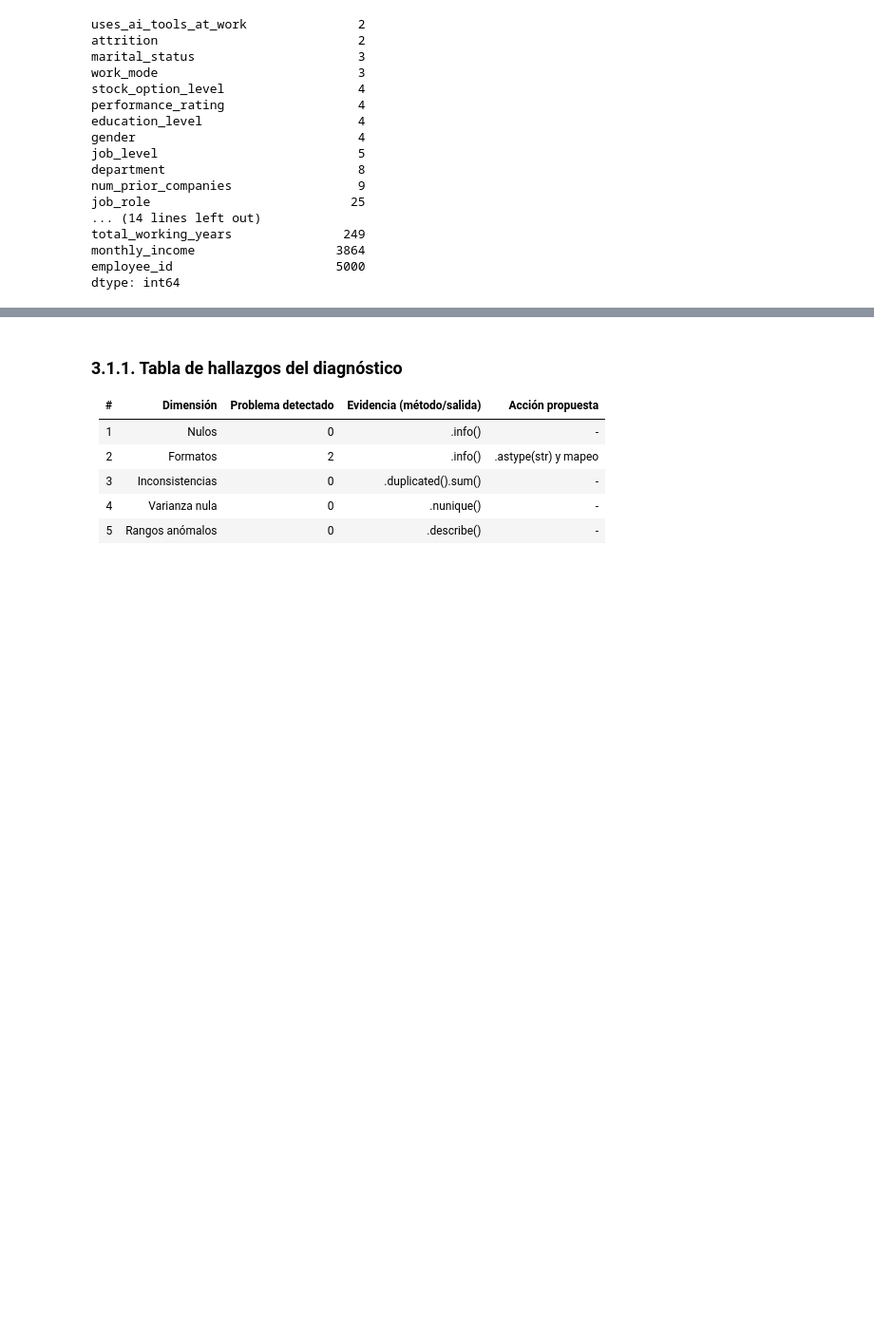
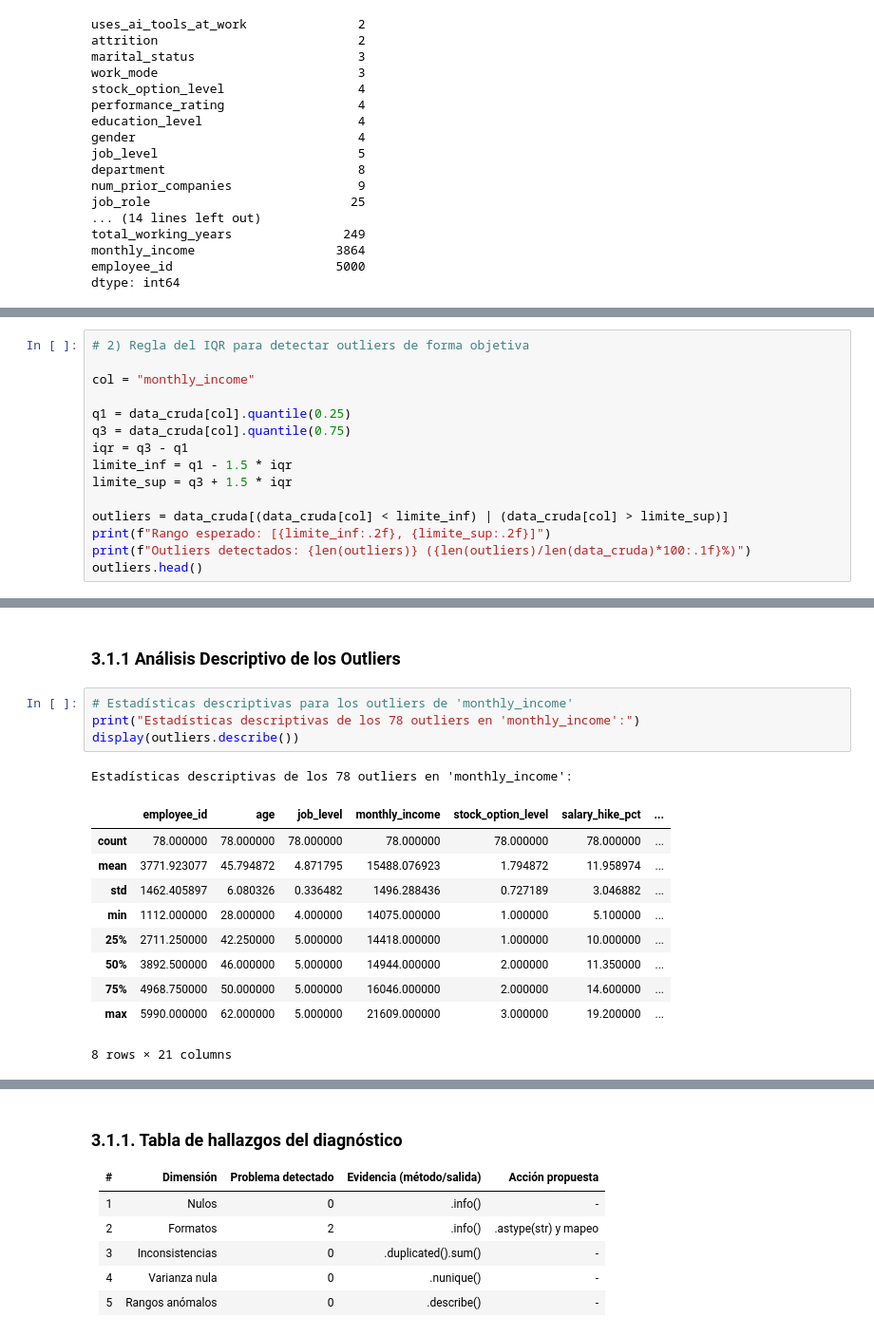
Before and after one commit to Insuanto/Rotacion-personal-2026, a Jupyter notebook: notebooks/Proyecto_final.ipynb, the cells around one changed output, grey strips where cells are left out. Shown at 95% size. Saved outputs shown, nothing was run; the diff lists cells and outputs as text; blank space fills up the shorter version.

```diff
--- a/notebooks/Proyecto_final.ipynb
+++ b/notebooks/Proyecto_final.ipynb
@@ -198,3 +200,18 @@ data_cruda.describe()
 | 75% | 4750.250000 | 43.000000 | 4.000000 | 8604.25000 | 2.000000 | 13.800000 | ... |
 | max | 6000.000000 | 64.000000 | 5.000000 | 21609.00000 | 3.000000 | 22.600000 | ... |
 8 rows × 21 columns
+# %%
+# 2) Regla del IQR para detectar outliers de forma objetiva
+
+col = "monthly_income"
+
+q1 = data_cruda[col].quantile(0.25)
+q3 = data_cruda[col].quantile(0.75)
+iqr = q3 - q1
+limite_inf = q1 - 1.5 * iqr
+limite_sup = q3 + 1.5 * iqr
+
+outliers = data_cruda[(data_cruda[col] < limite_inf) | (data_cruda[col] > limite_sup)]
+print(f"Rango esperado: [{limite_inf:.2f}, {limite_sup:.2f}]")
+print(f"Outliers detectados: {len(outliers)} ({len(outliers)/len(data_cruda)*100:.1f}%)")
+outliers.head()
@@ -200,0 +228,18 @@ data_cruda.describe()
+# %% [markdown]
+### 3.1.1 Análisis Descriptivo de los Outliers
+# %%
+# Estadísticas descriptivas para los outliers de 'monthly_income'
+print("Estadísticas descriptivas de los 78 outliers en 'monthly_income':")
+display(outliers.describe())
+# %% [output]
+Estadísticas descriptivas de los 78 outliers en 'monthly_income':
+|  | employee_id | age | job_level | monthly_income | stock_option_level | salary_hike_pct | ... |
+| count | 78.000000 | 78.000000 | 78.000000 | 78.000000 | 78.000000 | 78.000000 | ... |
+| mean | 3771.923077 | 45.794872 | 4.871795 | 15488.076923 | 1.794872 | 11.958974 | ... |
+| std | 1462.405897 | 6.080326 | 0.336482 | 1496.288436 | 0.727189 | 3.046882 | ... |
+| min | 1112.000000 | 28.000000 | 4.000000 | 14075.000000 | 1.000000 | 5.100000 | ... |
+| 25% | 2711.250000 | 42.250000 | 5.000000 | 14418.000000 | 1.000000 | 10.000000 | ... |
+| 50% | 3892.500000 | 46.000000 | 5.000000 | 14944.000000 | 2.000000 | 11.350000 | ... |
+| 75% | 4968.750000 | 50.000000 | 5.000000 | 16046.000000 | 2.000000 | 14.600000 | ... |
+| max | 5990.000000 | 62.000000 | 5.000000 | 21609.000000 | 3.000000 | 19.200000 | ... |
+8 rows × 21 columns
```
Also changed, not shown: parts of 14 cells of this notebook.
